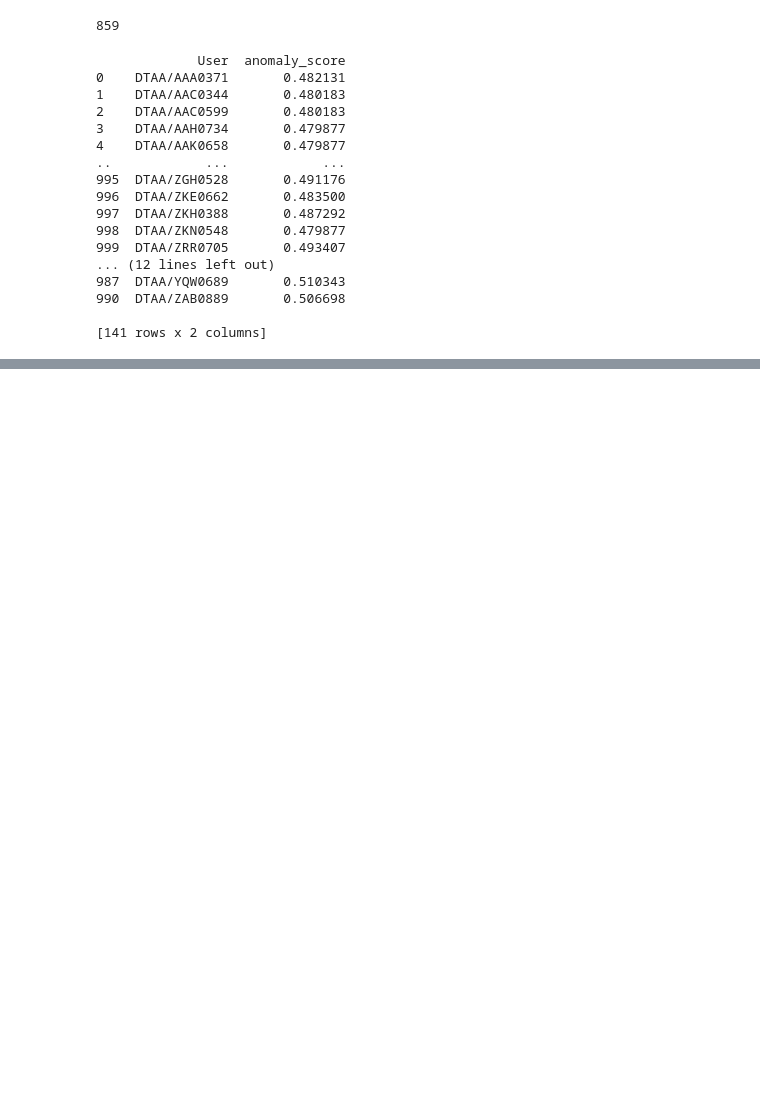
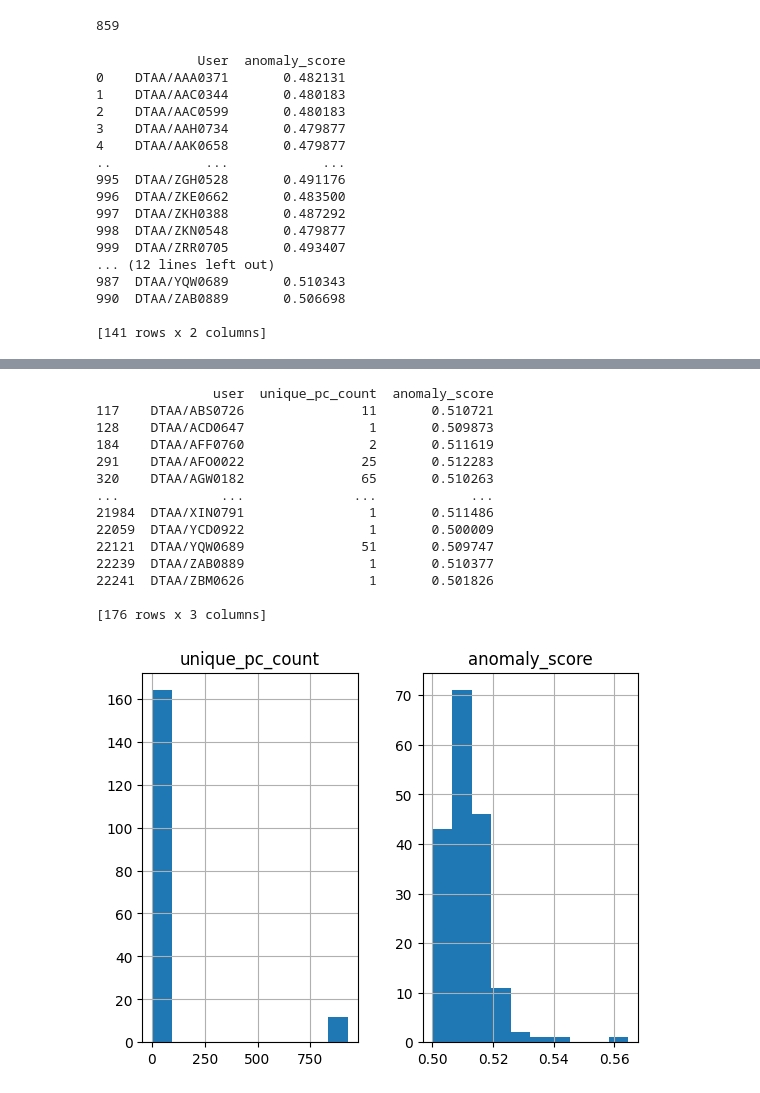
Before and after one commit to af223/17735-project, a Jupyter notebook: detection_v2.ipynb, the cells around one changed output, grey strips where cells are left out. Saved outputs shown, nothing was run; the diff lists cells and outputs as text; code cells hidden in the pictures; blank space fills up the shorter version.

```diff
--- a/detection_v2.ipynb
+++ b/detection_v2.ipynb
@@ -338,0 +531,31 @@ print(outliers)
+# %%
+pc_counts = np.array(df_user_pc_logon['unique_pc_count']).reshape(-1, 1)
+
+train = pc_counts
+test = pc_counts
+
+# Example usage:
+iforest_custom = IsolationForestCustom(n_estimators=100, contamination=0.1, epsilon=0.1)
+iforest_custom.fit(train)
+
+anomaly_scores = iforest_custom.predict(test)
+# %%
+import pickle
+
+# Serialize the model using pickle
+with open('user_pc_ct_isolation_forest.pkl', 'wb') as file:
+    pickle.dump(iforest_custom, file)
+
+# Create a DataFrame to hold the results
+results = pd.DataFrame()
+results['user'] = df_user_pc_logon['User']
+results['unique_pc_count'] = df_user_pc_logon['unique_pc_count']
+results['anomaly_score'] = anomaly_scores
+
+# Identify potential outliers
+# Outliers are defined as observations with an anomaly score less than 0
+df_unique_pc_outliers = results.loc[results['anomaly_score'] > 0.5]
+
+# Display the results
+print(results.head(10))  # Show the first 10 results
+print(df_unique_pc_outliers)          # Show the outliers
@@ -338,0 +630,23 @@ print(outliers)
+# %%
+
+
+df_unique_pc_outliers.loc[df_unique_pc_outliers['anomaly_score'] > 0.5].hist()
+
+df_threat_users_unique_pc = df_unique_pc_outliers.loc[df_unique_pc_outliers['anomaly_score'] >= 0.5]
+print(df_threat_users_unique_pc)
+# %% [output]
+               user  unique_pc_count  anomaly_score
+117    DTAA/ABS0726               11       0.510721
+128    DTAA/ACD0647                1       0.509873
+184    DTAA/AFF0760                2       0.511619
+291    DTAA/AFO0022               25       0.512283
+320    DTAA/AGW0182               65       0.510263
+...             ...              ...            ...
+21984  DTAA/XIN0791                1       0.511486
+22059  DTAA/YCD0922                1       0.500009
+22121  DTAA/YQW0689               51       0.509747
+22239  DTAA/ZAB0889                1       0.510377
+22241  DTAA/ZBM0626                1       0.501826
+
+[176 rows x 3 columns]
+[figure, added]
```
Also changed, not shown: parts of 10 cells of this notebook, 1 other file.
